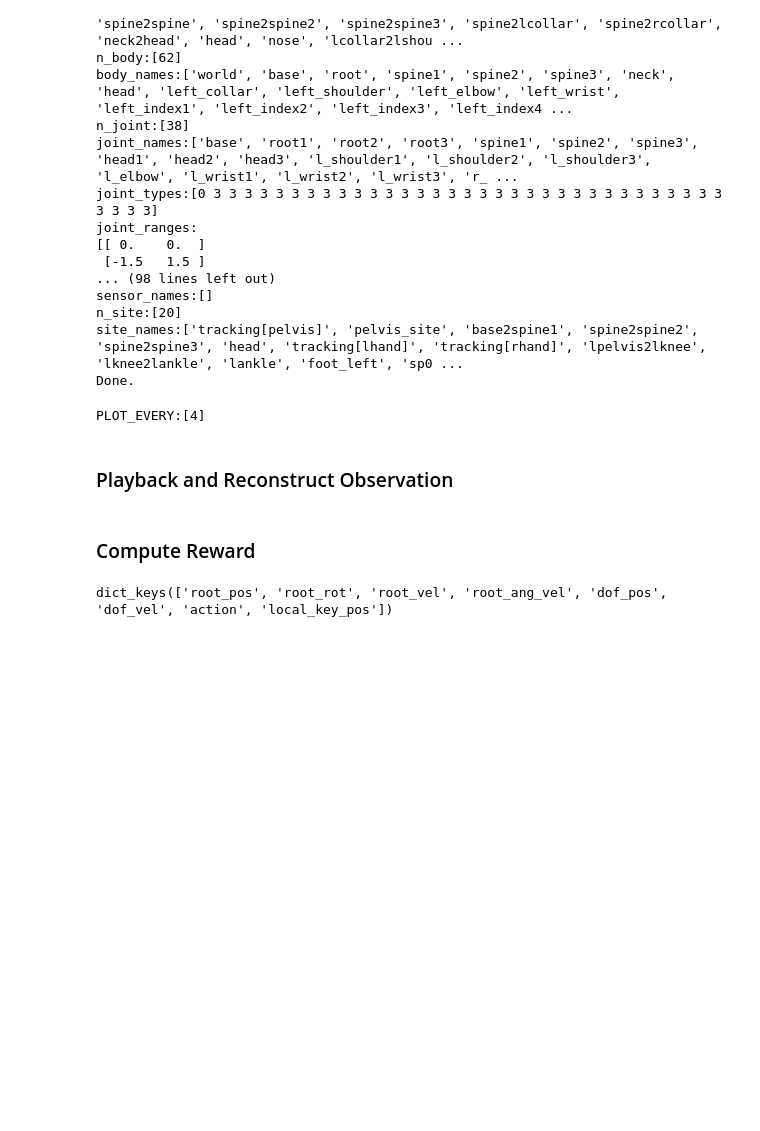
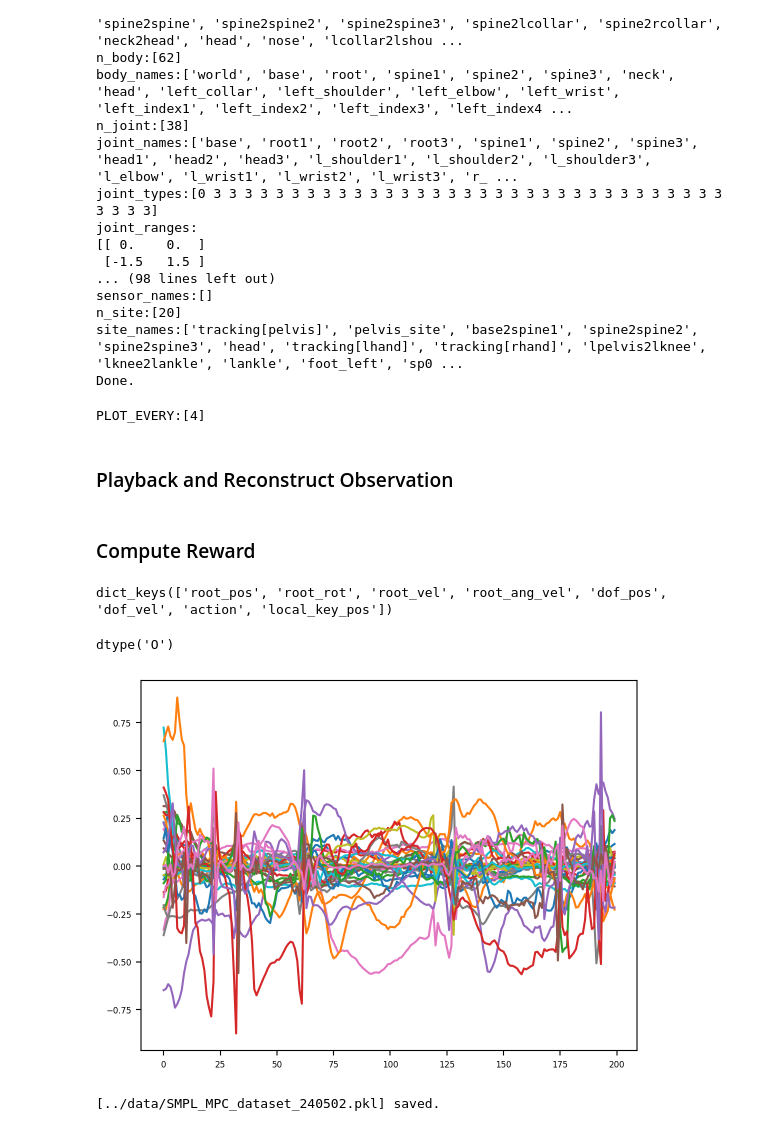
Before and after one commit to y0-0n/mujoco-motion, a Jupyter notebook: code/demo_smplrig_MPC_dataset.ipynb, the cells around one changed output. Saved outputs shown, nothing was run; the diff lists cells and outputs as text; code cells hidden in the pictures; blank space fills up the shorter version.

Commit message:
SMPL package

```diff
--- a/code/demo_smplrig_MPC_dataset.ipynb
+++ b/code/demo_smplrig_MPC_dataset.ipynb
@@ -120,14 +138,15 @@ env.init_viewer(viewer_title='SMPL',viewer_width=1200,viewer_height=800,
 env.update_viewer(azimuth=152,distance=3.0,elevation=-20,lookat=[0.02,-0.03,1.2])
 env.reset()
 
-key_pos_batch = np.zeros((root_pos.shape[0], 4, 3))
+key_pos_batch = np.zeros(((size)*(horizon-skip_beginning), 4, 3))
 
-for t in range(L):
-    for h in range(horizon):
-        qpos = qpos_batch[h]
+for t in range(0,size):
+    for h in range(horizon-skip_beginning):
+        qpos = qpos_batch[(horizon-skip_beginning)*t+h]
         env.forward(qpos)
 
-        key_pos_batch[horizon*t+h] = env.data.xpos[key_body_ids]
+        # key_pos_batch[(horizon-skip_beginning),h] = env.data.xpos[key_body_ids]
+        key_pos_batch[(horizon-skip_beginning)*t+h] = env.data.xpos[key_body_ids]
 
         if env.loop_every(tick_every=1):
             # Plot world frame
@@ -141,6 +160,7 @@ for t in range(L):
                 env.plot_sphere(p=p_GT,r=0.02,rgba=[1,0.2,0.2,1])
 
             # env.render()
+env.close_viewer()
 # %% [markdown]
 ### Compute Reward
 # %%
@@ -152,6 +172,17 @@ dataset['local_key_pos'] = local_key_pos_batch
 dataset.keys()
 # %% [output]
 dict_keys(['root_pos', 'root_rot', 'root_vel', 'root_ang_vel', 'dof_pos', 'dof_vel', 'action', 'local_key_pos'])
+# %%
+plt.plot(dataset['action'][:200,:])
+
+dataset['action'].dtype
+# %% [output]
+dtype('O')
+[figure, added]
 # %%
-with open(file='../data/MPC_dataset_240324_bigggger_noise-2.pkl', mode='wb') as f:
+dataset_name = '%s'%(motion_name.replace('motion', 'dataset'))
+with open(file='../data/%s.pkl'%dataset_name, mode='wb') as f:
     pickle.dump(dataset, f)
+print ("[../data/%s.pkl] saved."%(dataset_name))
+# %% [output]
+[../data/SMPL_MPC_dataset_240502.pkl] saved.
```
Also changed, not shown: parts of 2 cells of this notebook, 15 other files.
